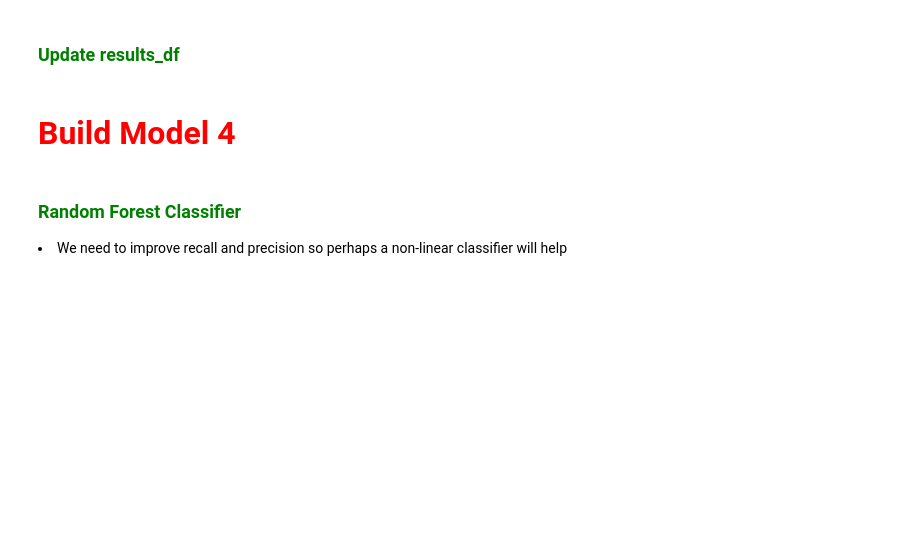
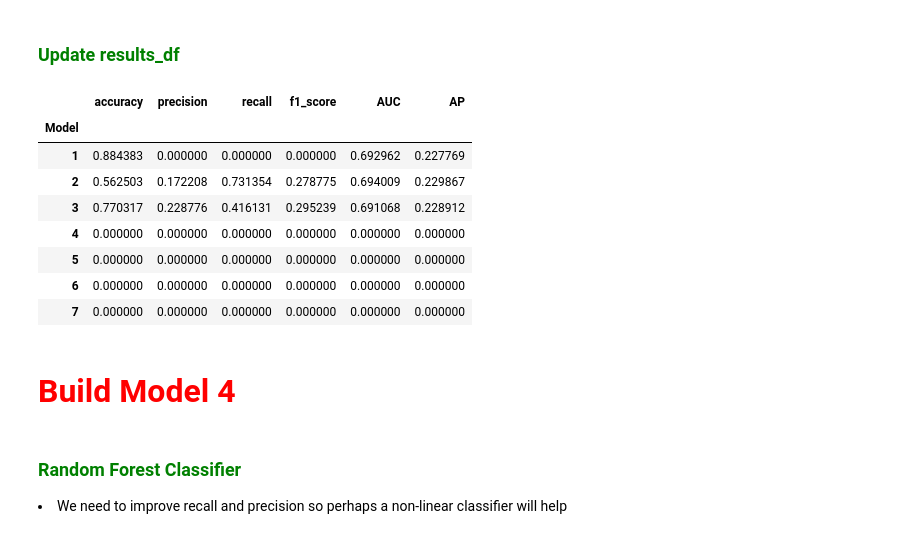
Before and after one commit to ReiannaLiu/IEORE4212_Assignments, a Jupyter notebook: Assignment 7/Assignment 7 - Machine learning credit rating assignment.ipynb, the cells around one changed output. Saved outputs shown, nothing was run; the diff lists cells and outputs as text; code cells hidden in the pictures; blank space fills up the shorter version.

Commit message:
model 3

```diff
--- a/Assignment 7/Assignment 7 - Machine learning credit rating assignment.ipynb
+++ b/Assignment 7/Assignment 7 - Machine learning credit rating assignment.ipynb
@@ -525,6 +525,13 @@ results_df
 from sklearn.model_selection import GridSearchCV
 from sklearn.linear_model import SGDClassifier
 #Set up the hyperparameter options in param_grid
-param_grid =
+param_grid = {
+    'alpha': [0.0001, 0.001, 0.01, 1, 10, 100],
+    'loss': ["hinge", "log_loss", "modified_huber"],
+    'penalty': ["l2", "l1", "elasticnet"],
+    'class_weight': [None, {1:3}, {1:5}, {1:7}, {1:9}]
+}
 
 #Do the search
+grid_search = GridSearchCV(SGDClassifier(random_state=42, max_iter=1000), param_grid, cv=5, n_jobs=-1, verbose=3, scoring='f1', return_train_score=True)
+grid_search.fit(x_train, y_train)
@@ -534,9 +559,17 @@ param_grid =
 <h3 style="color:green;">Run the best model and report metrics</h3>
 <li>Run the classifier using the best parameters</li>
 # %%
+model_3 = SGDClassifier(**grid_search.best_params_,random_state=42, max_iter=1000)
+model_3.fit(x_train,y_train)
 
-
-
+cfm = confusion_matrix(y_test,model_3.predict(x_test))
+accuracy_training = model_3.score(x_train,y_train)
+accuracy_testing = model_3.score(x_test,y_test)
+precision = precision_score(y_test,model_3.predict(x_test))
+recall = recall_score(y_test,model_3.predict(x_test))
+f1 = f1_score(y_test,model_3.predict(x_test))
+auc = roc_auc_score(y_test,model_3.predict_proba(x_test)[:,1])
+ap = average_precision_score(y_test,model_3.predict_proba(x_test)[:,1])
 
 
 print("Confusion Matrix: \n",cfm)
@@ -565,3 +606,17 @@ results_df
+# %%
+results_df.loc[3] = [accuracy_testing,precision,recall,f1,auc,ap]
+
+results_df
+# %% [output]
+|  | accuracy | precision | recall | f1_score | AUC | AP |
+| Model |  |  |  |  |  |  |
+| 1 | 0.884383 | 0.000000 | 0.000000 | 0.000000 | 0.692962 | 0.227769 |
+| 2 | 0.562503 | 0.172208 | 0.731354 | 0.278775 | 0.694009 | 0.229867 |
+| 3 | 0.770317 | 0.228776 | 0.416131 | 0.295239 | 0.691068 | 0.228912 |
+| 4 | 0.000000 | 0.000000 | 0.000000 | 0.000000 | 0.000000 | 0.000000 |
+| 5 | 0.000000 | 0.000000 | 0.000000 | 0.000000 | 0.000000 | 0.000000 |
+| 6 | 0.000000 | 0.000000 | 0.000000 | 0.000000 | 0.000000 | 0.000000 |
+| 7 | 0.000000 | 0.000000 | 0.000000 | 0.000000 | 0.000000 | 0.000000 |
 # %% [markdown]
 <h1 style="color:red;font-size:xx-large">Build Model 4</h1>
 # %% [markdown]
```
Also changed, not shown: parts of 6 cells of this notebook.
